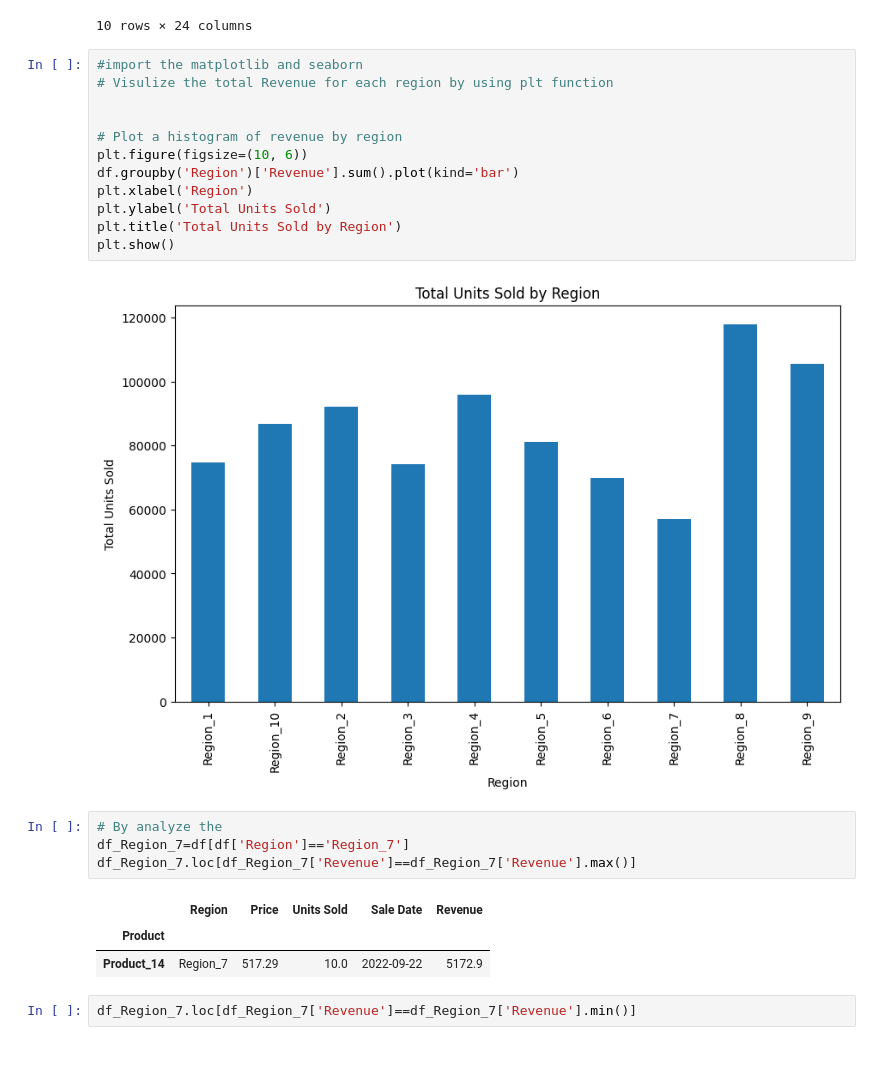
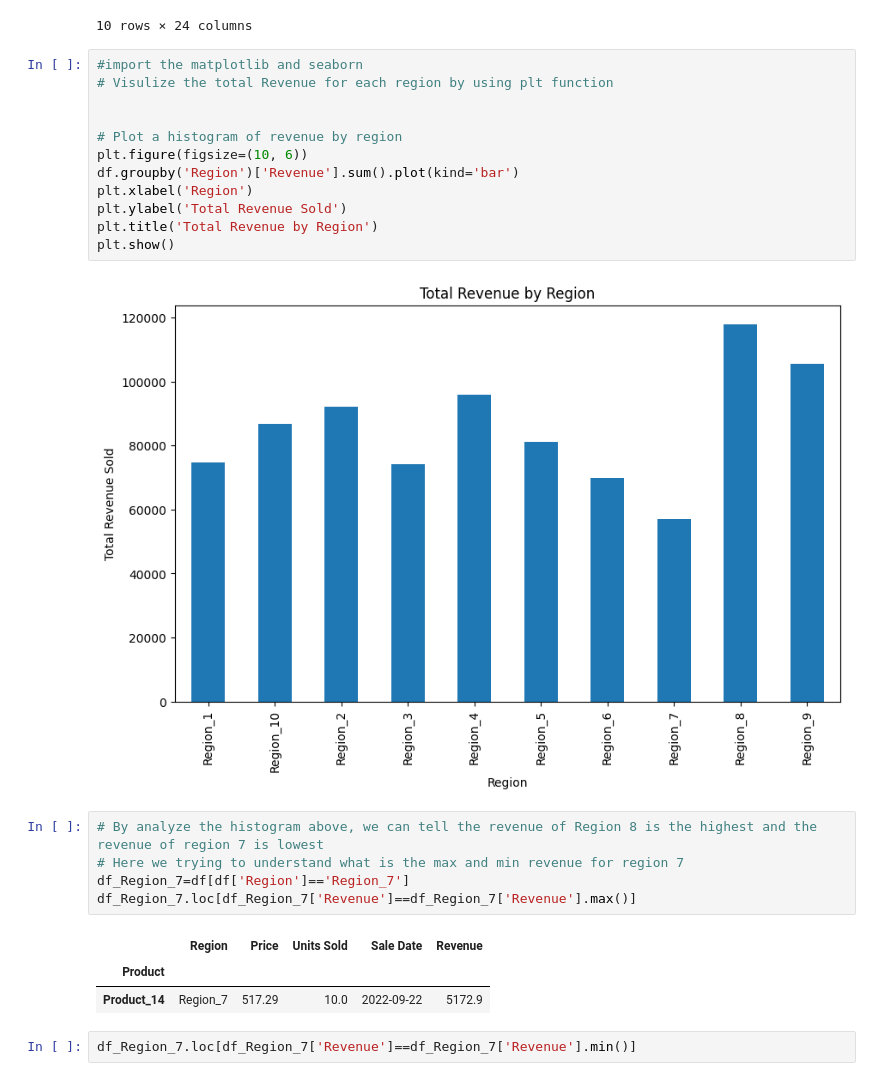
Before and after one commit to zhaobinyyds/Schulich_data_science6110, a Jupyter notebook: assignment 1 notebook draft.ipynb, the cells around one changed output. Cells and saved outputs as stored; diff of their text form.

```diff
--- a/assignment 1 notebook draft.ipynb
+++ b/assignment 1 notebook draft.ipynb
@@ -189,19 +189,20 @@ df_grouped.describe()
 # %%
 #import the matplotlib and seaborn
 # Visulize the total Revenue for each region by using plt function
 
 
 # Plot a histogram of revenue by region
 plt.figure(figsize=(10, 6))
 df.groupby('Region')['Revenue'].sum().plot(kind='bar')
 plt.xlabel('Region')
-plt.ylabel('Total Units Sold')
-plt.title('Total Units Sold by Region')
+plt.ylabel('Total Revenue Sold')
+plt.title('Total Revenue by Region')
 plt.show()
 # %% [output]
-[figure, old version]
+[figure, new version]
 # %%
-# By analyze the
+# By analyze the histogram above, we can tell the revenue of Region 8 is the highest and the revenue of region 7 is lowest
+# Here we trying to understand what is the max and min revenue for region 7
 df_Region_7=df[df['Region']=='Region_7']
 df_Region_7.loc[df_Region_7['Revenue']==df_Region_7['Revenue'].max()]
 # %% [output]
```
Also changed, not shown: parts of 5 cells of this notebook.
